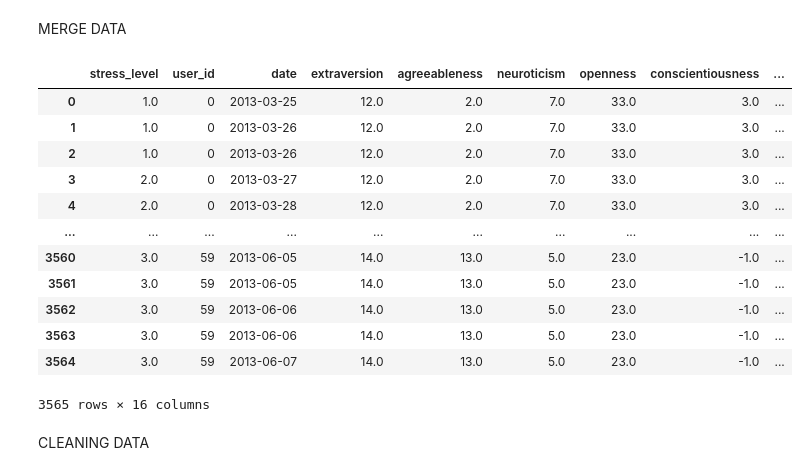
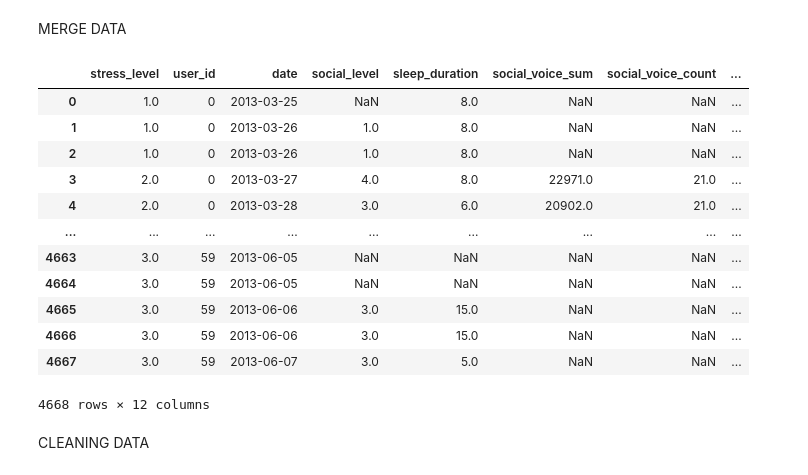
Before and after one commit to javiayala98/Stress-detection-system, a Jupyter notebook: tfg.ipynb, the cells around one changed output. Cells and saved outputs as stored; diff of their text form; code cells hidden in the pictures.

```diff
--- a/tfg.ipynb
+++ b/tfg.ipynb
@@ -299,7 +314,7 @@ for file in files_chosen:
         # 1=[5]Feeling great, 2 =[4]Feeling good, 3 = [1]A little stressed, 4 = [3]Stressed out, 5 = [2]Definitely stressed
 
 
-        #testing to reduce to 3 levels of stress
+        #testing to reduce to 3 levels off stress
         df['stress_level'] = df['stress_level'].apply(lambda x: 1 if (x == 2 or x== 3) else 2 if x == 1 else 3 )
 
 
@@ -323,7 +338,7 @@ for file in files_chosen:
 
         #delete hour and rep time
         df=df.drop(['hour','resp_time'],axis=1)
-        #"""
+        """
         #get bigfivedata
 
         df['extraversion'] = bigfive_data[bigfive_data['uid']== user_name]['extraversion'].iloc[0]
@@ -337,7 +352,7 @@ for file in files_chosen:
 
         #get loneliness data
         df['loneliness_score'] = loneliness[loneliness['uid'] == user_name]['loneliness_score'].iloc[0]
-        #"""
+        """
         #add to df
         stress_data = pd.concat([stress_data if not stress_data.empty else None, df], ignore_index=True)
 # %% [markdown]
@@ -345,25 +360,25 @@ MERGE DATA
 # %%
 #data_frames = [stress_data, social_data, sleep_data, conversation_data]
 
 final_data= pd.merge(stress_data,social_data,on=['user_id','date'],how='outer')
 final_data= pd.merge(final_data,sleep_data,on=['user_id','date'],how='outer')
 final_data= pd.merge(final_data,conversation_data,on=['user_id','date'],how='outer')
-
+final_data= pd.merge(final_data,class_data,on=['user_id','date'],how='outer')
 final_data
 # %% [output]
-|  | stress_level | user_id | date | extraversion | agreeableness | neuroticism | openness | conscientiousness | ... |
-| 0 | 1.0 | 0 | 2013-03-25 | 12.0 | 2.0 | 7.0 | 33.0 | 3.0 | ... |
-| 1 | 1.0 | 0 | 2013-03-26 | 12.0 | 2.0 | 7.0 | 33.0 | 3.0 | ... |
-| 2 | 1.0 | 0 | 2013-03-26 | 12.0 | 2.0 | 7.0 | 33.0 | 3.0 | ... |
-| 3 | 2.0 | 0 | 2013-03-27 | 12.0 | 2.0 | 7.0 | 33.0 | 3.0 | ... |
-| 4 | 2.0 | 0 | 2013-03-28 | 12.0 | 2.0 | 7.0 | 33.0 | 3.0 | ... |
-| ... | ... | ... | ... | ... | ... | ... | ... | ... | ... |
-| 3560 | 3.0 | 59 | 2013-06-05 | 14.0 | 13.0 | 5.0 | 23.0 | -1.0 | ... |
-| 3561 | 3.0 | 59 | 2013-06-05 | 14.0 | 13.0 | 5.0 | 23.0 | -1.0 | ... |
-| 3562 | 3.0 | 59 | 2013-06-06 | 14.0 | 13.0 | 5.0 | 23.0 | -1.0 | ... |
-| 3563 | 3.0 | 59 | 2013-06-06 | 14.0 | 13.0 | 5.0 | 23.0 | -1.0 | ... |
-| 3564 | 3.0 | 59 | 2013-06-07 | 14.0 | 13.0 | 5.0 | 23.0 | -1.0 | ... |
+|  | stress_level | user_id | date | social_level | sleep_duration | social_voice_sum | social_voice_count | ... |
+| 0 | 1.0 | 0 | 2013-03-25 | NaN | 8.0 | NaN | NaN | ... |
+| 1 | 1.0 | 0 | 2013-03-26 | 1.0 | 8.0 | NaN | NaN | ... |
+| 2 | 1.0 | 0 | 2013-03-26 | 1.0 | 8.0 | NaN | NaN | ... |
+| 3 | 2.0 | 0 | 2013-03-27 | 4.0 | 8.0 | 22971.0 | 21.0 | ... |
+| 4 | 2.0 | 0 | 2013-03-28 | 3.0 | 6.0 | 20902.0 | 21.0 | ... |
+| ... | ... | ... | ... | ... | ... | ... | ... | ... |
+| 4663 | 3.0 | 59 | 2013-06-05 | NaN | NaN | NaN | NaN | ... |
+| 4664 | 3.0 | 59 | 2013-06-05 | NaN | NaN | NaN | NaN | ... |
+| 4665 | 3.0 | 59 | 2013-06-06 | 3.0 | 15.0 | NaN | NaN | ... |
+| 4666 | 3.0 | 59 | 2013-06-06 | 3.0 | 15.0 | NaN | NaN | ... |
+| 4667 | 3.0 | 59 | 2013-06-07 | 3.0 | 5.0 | NaN | NaN | ... |
-3565 rows × 16 columns
+4668 rows × 12 columns
 # %% [markdown]
 CLEANING DATA
 # %%
```
Also changed, not shown: parts of 7 cells of this notebook.
